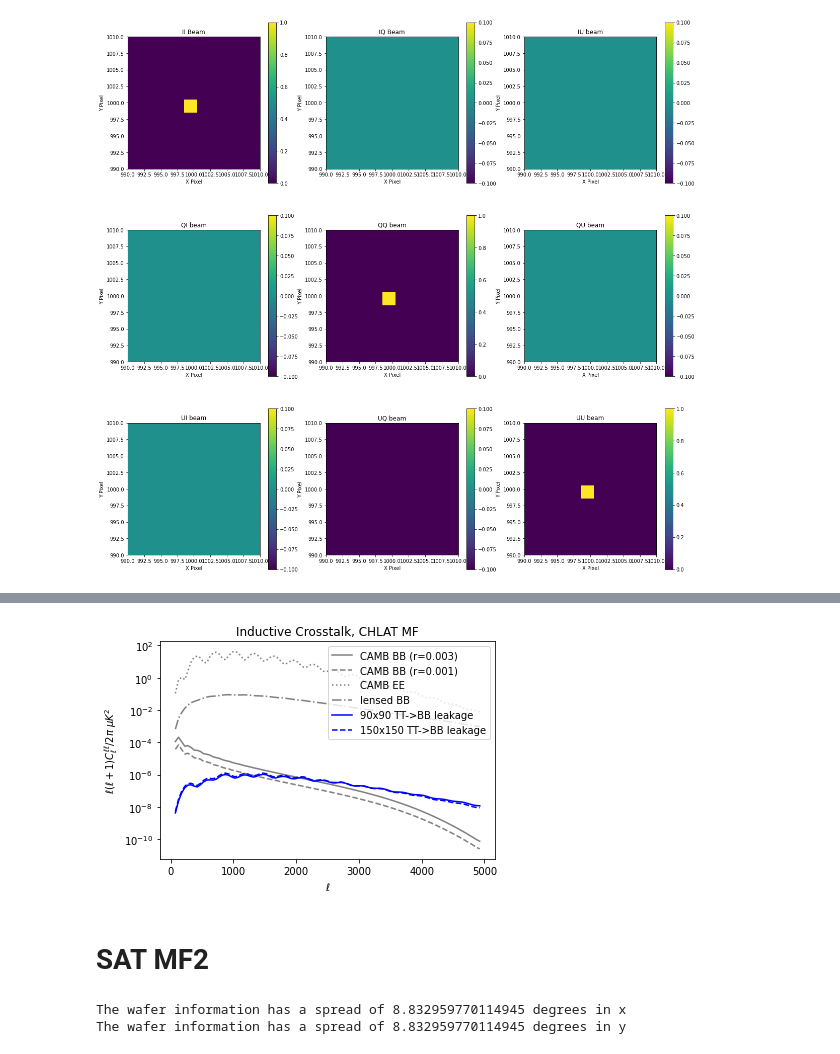
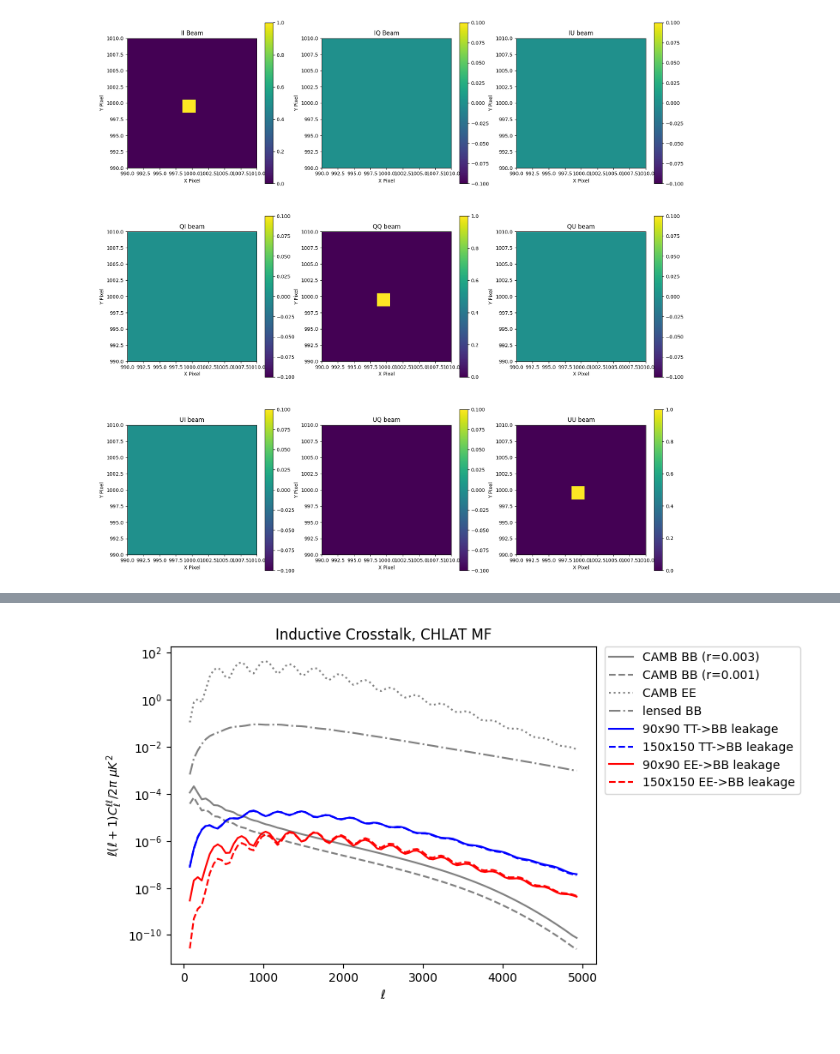
Before and after one commit to CMB-S4/map_multi_tool, a Jupyter notebook: crosstalk/calculate_inductive_crosstalk.ipynb, the cells around one changed output, grey strips where cells are left out. Saved outputs shown, nothing was run; the diff lists cells and outputs as text; code cells hidden in the pictures.

```diff
--- a/crosstalk/calculate_inductive_crosstalk.ipynb
+++ b/crosstalk/calculate_inductive_crosstalk.ipynb
@@ -2375,0 +2659,21 @@ plt.show()
+# %%
+#Choose leakage study:
+choose_normalization = 'EE'
+assert(choose_normalization in [0,'TT','EE','BB'])
+
+#Choose what percentages of T, E, and B you want to use for your leakage study
+perc_T = 0.0
+perc_E = 1.0
+perc_B = 0.0
+
+I, Q, U = make_input_sky(choose_normalization, N, pixel_size, perc_T, perc_E, perc_B)
+
+Imap_1, Qmap_1, Umap_1 = convolve(I, Q, U, convolved_beam_matrix_1)
+Imap_2, Qmap_2, Umap_2 = convolve(I, Q, U, convolved_beam_matrix_2)
+Imap_3, Qmap_3, Umap_3 = convolve(I, Q, U, convolved_beam_matrix_3)
+Imap_4, Qmap_4, Umap_4 = convolve(I, Q, U, convolved_beam_matrix_4)
+
+ell_CHLAT_EE_1, spectra_CHLAT_EE_1 = maps_to_spectra(Imap_1,Qmap_1,Umap_1,delta_ell,ell_max,N,pixel_size,choose_normalization)
+ell_CHLAT_EE_2, spectra_CHLAT_EE_2 = maps_to_spectra(Imap_2,Qmap_2,Umap_2,delta_ell,ell_max,N,pixel_size,choose_normalization)
+ell_CHLAT_EE_3, spectra_CHLAT_EE_3 = maps_to_spectra(Imap_3,Qmap_3,Umap_3,delta_ell,ell_max,N,pixel_size,choose_normalization)
+ell_CHLAT_EE_4, spectra_CHLAT_EE_4 = maps_to_spectra(Imap_4,Qmap_4,Umap_4,delta_ell,ell_max,N,pixel_size,choose_normalization)
@@ -2376,19 +2769,22 @@ plt.show()
 # %%
-#Order of magnitude of TT->BB leakage compared to CAMB BB spectrum for r=0.003
+#Order of magnitude compared to CAMB spectra
 plt.plot(binned_ell, binned_BB,'-',color='gray',label='CAMB BB (r=0.003)')
 plt.plot(binned_ell, binned_BB001,'--',color='gray',label='CAMB BB (r=0.001)')
 plt.plot(binned_ell, binned_EE,':',color='gray',label='CAMB EE')
 plt.plot(binned_ell,binned_BB_lense,'-.',color='gray',label='lensed BB')
-plt.plot(binned_ell, binned_TT*(binned_spectra_lr_tb1_CHLAT['BB']/binned_beam_lr_tb1_CHLAT),'-',color='blue',label='90x90 TT->BB leakage')
-plt.plot(binned_ell, binned_TT*(binned_spectra_lr_tb3_CHLAT['BB']/binned_beam_lr_tb3_CHLAT),'--',color='blue',label='150x150 TT->BB leakage')
+
+plt.plot(binned_ell, binned_TT*(spectra_CHLAT_TT_1['BB']),'-',color='blue',label='90x90 TT->BB leakage')
+plt.plot(binned_ell, binned_TT*(spectra_CHLAT_TT_3['BB']),'--',color='blue',label='150x150 TT->BB leakage')
+
+plt.plot(binned_ell, binned_EE*(spectra_CHLAT_EE_1['BB']),'-',color='red',label='90x90 EE->BB leakage')
+plt.plot(binned_ell, binned_EE*(spectra_CHLAT_EE_3['BB']),'--',color='red',label='150x150 EE->BB leakage')
+
 
 plt.yscale('log')
 plt.title('Inductive Crosstalk, CHLAT MF')
 plt.xlabel('$\ell$')
 plt.ylabel('$\ell(\ell+1)C_\ell^{\ell\ell}/2\pi$ $\mu K^2$')
-plt.legend()#(bbox_to_anchor=(1.02, 1), loc='upper left', borderaxespad=0)
+plt.legend(bbox_to_anchor=(1.02, 1), loc='upper left', borderaxespad=0)
 plt.show()
 # %% [output]
-[figure, old version]
+[figure, new version]
-# %% [markdown]
-# SAT MF2
@@ -2448,6 +2790,0 @@ path_to_positions = 'SAT_MF2_wafer.txt'
-# %%
-#generate focal plane distribution
-det_dict = generate_focal_plane_distribution(path_to_positions, num_det, freq1, freq2, rescale)
-# %% [output]
-The wafer information has a spread of 8.832959770114945 degrees in x
-The wafer information has a spread of 8.832959770114945 degrees in y
```
Also changed, not shown: parts of 25 cells of this notebook, 5 other files.
